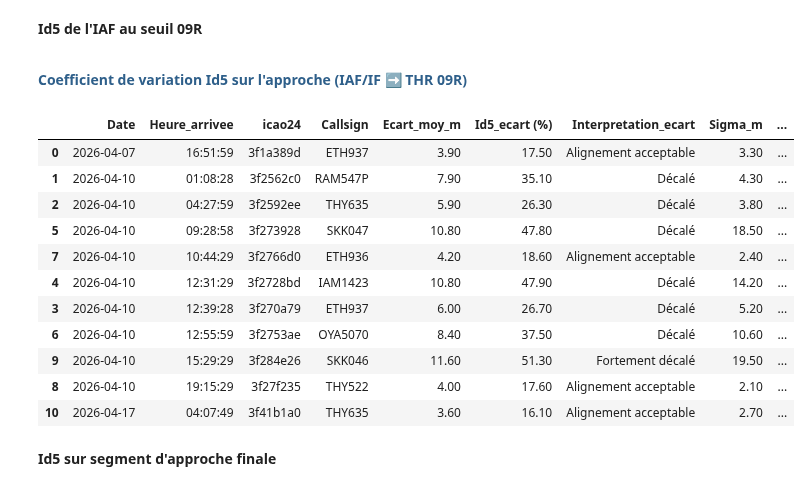
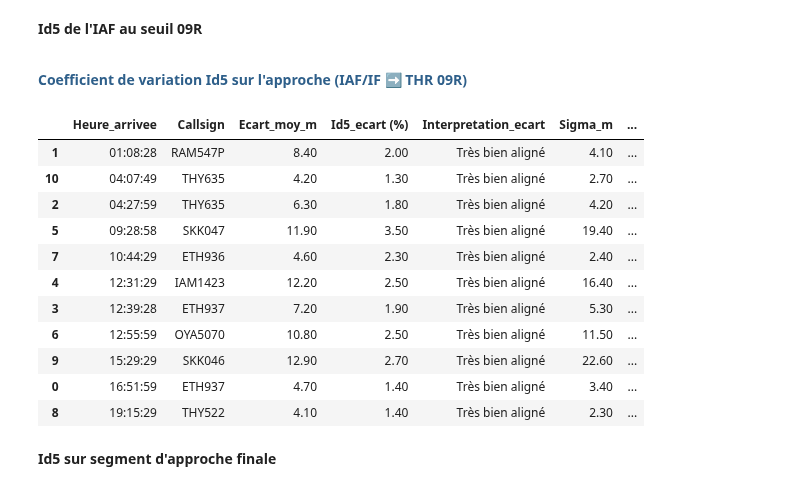
Before and after one commit to MemoirePOC/PoC-Securite-et-performance-ATS-Niamey, a Jupyter notebook: Notebook_PoC_SECURITE_PERFORMANCE_ATS.ipynb, the cells around one changed output. Saved outputs shown, nothing was run; the diff lists cells and outputs as text; code cells hidden in the pictures.

```diff
--- a/Notebook_PoC_SECURITE_PERFORMANCE_ATS.ipynb
+++ b/Notebook_PoC_SECURITE_PERFORMANCE_ATS.ipynb
@@ -1379,3 +1393,45 @@ def id5_alignement(df_app, cle="icao24"):
+# %%
+def largeur_ref_m(dist_seuil_m):
+    """Largeur de reference (pleine largeur) au point situe a dist_seuil_m du seuil,
+    par evasement lineaire a partir de LARGEUR_SEUIL (Annexe 10, 3.1.3.6.1 a)."""
+    return LARGEUR_SEUIL + 2 * dist_seuil_m * TAUX_EVASEMENT
+
+
+def id5_alignement(df_app, cle="icao24"):
+    lignes = []
+
+    for _, g in df_app.groupby(cle):
+        g = g.sort_values("timestamp").copy()
+
+        # Distance au seuil (NM) pour chaque point, puis exclusion du dernier 1 NM
+        g["dist_seuil_nm"] = g.apply(lambda r: _nm(r.latitude, r.longitude, THR09R), axis=1)
+        g = g[g["dist_seuil_nm"] >= 1.0]
+        if g.empty:
+            continue
+
+        d = g.apply(lambda r: ecart_lateral_m(r.latitude, r.longitude), axis=1)
+        demi_largeur_pt = g["dist_seuil_nm"].apply(lambda dnm: largeur_ref_m(dnm * 1852.0) / 2)
+
+        ratio_ecart = 100 * d.abs() / demi_largeur_pt
+        dmoy = np.abs(d).mean()
+        sigma = d.std()
+        id5_ecart = ratio_ecart.mean()
+        id5_instab = 100 * sigma / demi_largeur_pt.mean()
+
+        lignes.append({
+            "Heure_arrivee": g["timestamp"].iloc[-1].strftime("%H:%M:%S"),
+             "Callsign": g["callsign"].iloc[0],
+
+            "Ecart_moy_m": round(dmoy, 1),
+            "Id5_ecart (%)": round(id5_ecart, 1),
+            "Interpretation_ecart": interpretation_ecart(id5_ecart),
+
+            "Sigma_m": round(sigma, 1),
+            "Id5_instabilite (%)": round(id5_instab, 1),
+            "Interpretation_instabilite": interpretation_instabilite(id5_instab)
+        })
+
+    return pd.DataFrame(lignes).sort_values(["Date", "Heure_arrivee"])
 # %% [markdown]
 ####1.6.15 Fontions Id6. Allongement effectif de la trajectoire en route (KPI 05 GANP)
 # %%
@@ -2695,22 +2758,22 @@ Seuils d'interpretation de $Id5_{instabilité}$ :
 # %%
 id5_app = id5_alignement(df_app)
 afficher_html("Coefficient de variation Id5 sur l'approche (IAF/IF ➡ THR 09R)",style ='sous_titre')
 Id5_app = ajouter_tolerance(id5_app, "Id5")
-Id5_app
+display(Id5_app)
 # %% [output]
 Coefficient de variation Id5 sur l'approche (IAF/IF ➡ THR 09R)
-|  | Date | Heure_arrivee | icao24 | Callsign | Ecart_moy_m | Id5_ecart (%) | Interpretation_ecart | Sigma_m | ... |
-| 0 | 2026-04-07 | 16:51:59 | 3f1a389d | ETH937 | 3.90 | 17.50 | Alignement acceptable | 3.30 | ... |
-| 1 | 2026-04-10 | 01:08:28 | 3f2562c0 | RAM547P | 7.90 | 35.10 | Décalé | 4.30 | ... |
-| 2 | 2026-04-10 | 04:27:59 | 3f2592ee | THY635 | 5.90 | 26.30 | Décalé | 3.80 | ... |
-| 5 | 2026-04-10 | 09:28:58 | 3f273928 | SKK047 | 10.80 | 47.80 | Décalé | 18.50 | ... |
-| 7 | 2026-04-10 | 10:44:29 | 3f2766d0 | ETH936 | 4.20 | 18.60 | Alignement acceptable | 2.40 | ... |
-| 4 | 2026-04-10 | 12:31:29 | 3f2728bd | IAM1423 | 10.80 | 47.90 | Décalé | 14.20 | ... |
-| 3 | 2026-04-10 | 12:39:28 | 3f270a79 | ETH937 | 6.00 | 26.70 | Décalé | 5.20 | ... |
-| 6 | 2026-04-10 | 12:55:59 | 3f2753ae | OYA5070 | 8.40 | 37.50 | Décalé | 10.60 | ... |
-| 9 | 2026-04-10 | 15:29:29 | 3f284e26 | SKK046 | 11.60 | 51.30 | Fortement décalé | 19.50 | ... |
-| 8 | 2026-04-10 | 19:15:29 | 3f27f235 | THY522 | 4.00 | 17.60 | Alignement acceptable | 2.10 | ... |
-| 10 | 2026-04-17 | 04:07:49 | 3f41b1a0 | THY635 | 3.60 | 16.10 | Alignement acceptable | 2.70 | ... |
+|  | Heure_arrivee | Callsign | Ecart_moy_m | Id5_ecart (%) | Interpretation_ecart | Sigma_m | ... |
+| 1 | 01:08:28 | RAM547P | 8.40 | 2.00 | Très bien aligné | 4.10 | ... |
+| 10 | 04:07:49 | THY635 | 4.20 | 1.30 | Très bien aligné | 2.70 | ... |
+| 2 | 04:27:59 | THY635 | 6.30 | 1.80 | Très bien aligné | 4.20 | ... |
+| 5 | 09:28:58 | SKK047 | 11.90 | 3.50 | Très bien aligné | 19.40 | ... |
+| 7 | 10:44:29 | ETH936 | 4.60 | 2.30 | Très bien aligné | 2.40 | ... |
+| 4 | 12:31:29 | IAM1423 | 12.20 | 2.50 | Très bien aligné | 16.40 | ... |
+| 3 | 12:39:28 | ETH937 | 7.20 | 1.90 | Très bien aligné | 5.30 | ... |
+| 6 | 12:55:59 | OYA5070 | 10.80 | 2.50 | Très bien aligné | 11.50 | ... |
+| 9 | 15:29:29 | SKK046 | 12.90 | 2.70 | Très bien aligné | 22.60 | ... |
+| 0 | 16:51:59 | ETH937 | 4.70 | 1.40 | Très bien aligné | 3.40 | ... |
+| 8 | 19:15:29 | THY522 | 4.10 | 1.40 | Très bien aligné | 2.30 | ... |
 # %% [markdown]
 **Id5 sur segment d'approche finale**
 # %%
```
Also changed, not shown: parts of 6 cells of this notebook.
